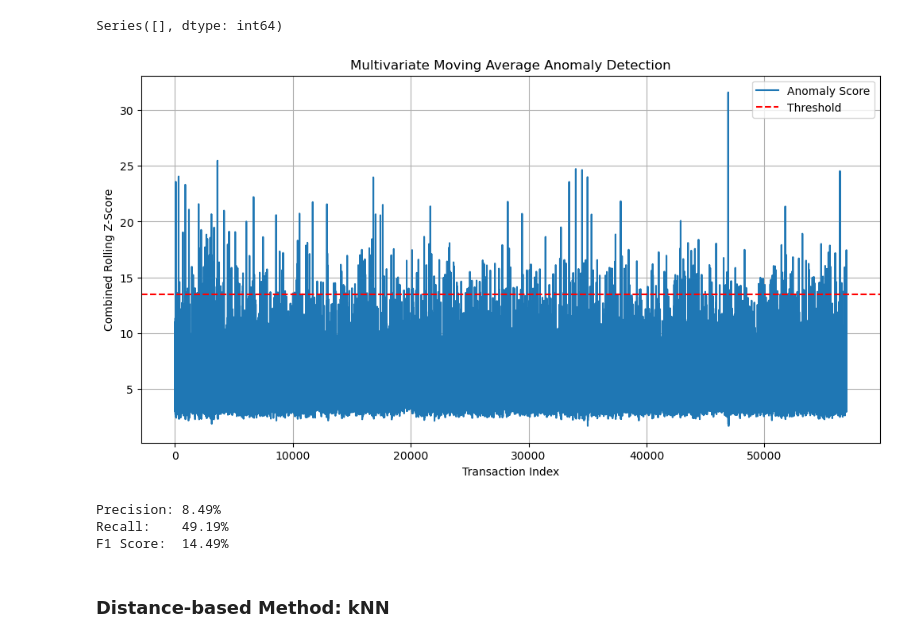
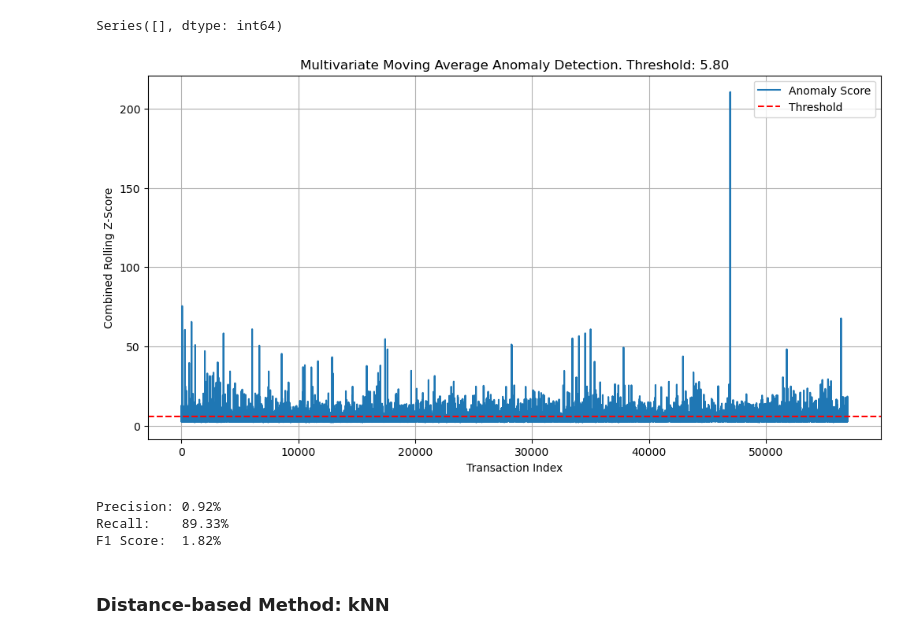
Before and after one commit to BradleyBravender/ece447-project, a Jupyter notebook: AnomalyDetection.ipynb, the cells around one changed output. Saved outputs shown, nothing was run; the diff lists cells and outputs as text; code cells hidden in the pictures.

```diff
--- a/AnomalyDetection.ipynb
+++ b/AnomalyDetection.ipynb
@@ -133,33 +129,30 @@ ma_output = moving_average_detector(
     X_train=X_train,
     X_test=X_test,
     y_test=y_test,
-    window_size=50,
-    quantile=0.99
+    window_size=100000,
+    quantile=0.9
 )
 # %% [output]
 Series([], dtype: int64)
 # %%
 import matplotlib.pyplot as plt
 
 plt.figure(figsize=(12, 6))
 plt.plot(ma_output['scores'], label='Anomaly Score')
 plt.axhline(y=ma_output['threshold'], color='r', linestyle='--', label='Threshold')
 plt.xlabel('Transaction Index')
 plt.ylabel('Combined Rolling Z-Score')
-plt.title('Multivariate Moving Average Anomaly Detection')
+plt.title(f"Multivariate Moving Average Anomaly Detection. Threshold: {ma_output['threshold']:.2f}")
 plt.legend()
 plt.grid(True)
 plt.show()
 # %% [output]
-[figure, old version]
+[figure, new version]
 # %%
 from sklearn.metrics import precision_score, recall_score, f1_score
 
-# Make a list of indexes that only point to non-nane (0 or 1) values
-valid_idx = results['anomaly_score'].notna()
-
-y_true = y[valid_idx]
-y_pred = pred[valid_idx]
+y_true = ma_output["y_true"]
+y_pred = ma_output["y_pred"]
 
 precision = precision_score(y_true, y_pred)
 recall = recall_score(y_true, y_pred)
@@ -169,9 +162,9 @@ print(f"Precision: {precision*100:.2f}%")
 print(f"Recall:    {recall*100:.2f}%")
 print(f"F1 Score:  {f1*100:.2f}%")
 # %% [output]
-Precision: 8.49%
-Recall:    49.19%
-F1 Score:  14.49%
+Precision: 0.92%
+Recall:    89.33%
+F1 Score:  1.82%
 # %% [markdown]
 ### Distance-based Method: kNN
 # %% [markdown]
```
Also changed, not shown: parts of 3 cells of this notebook.
